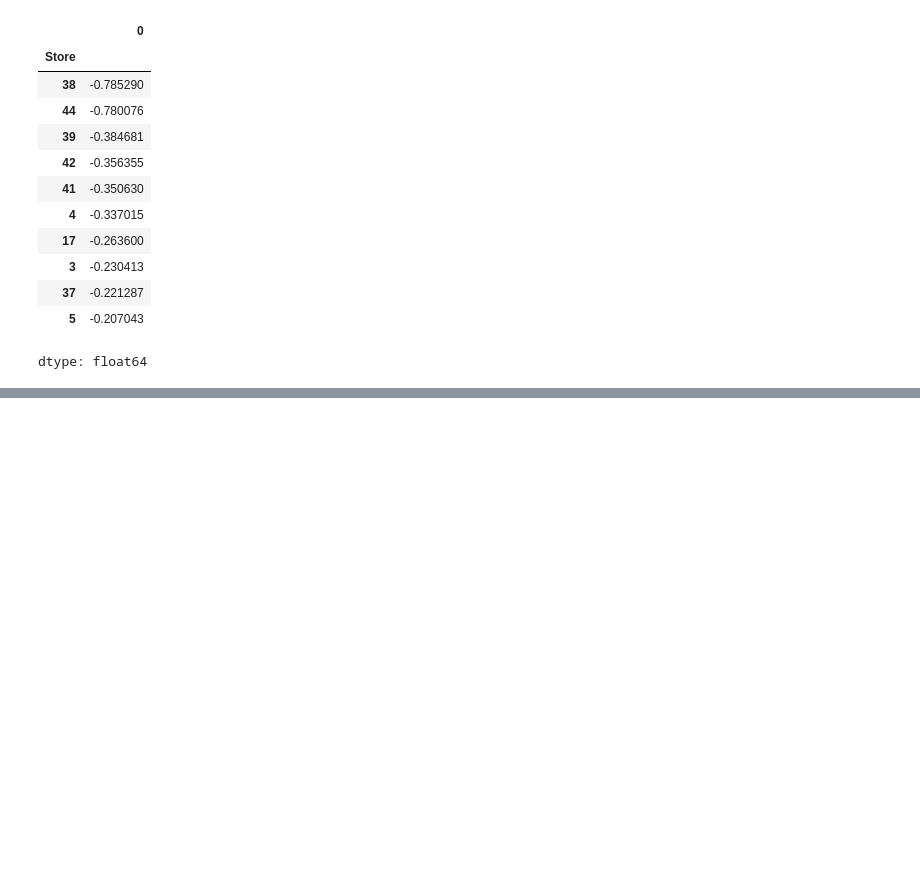
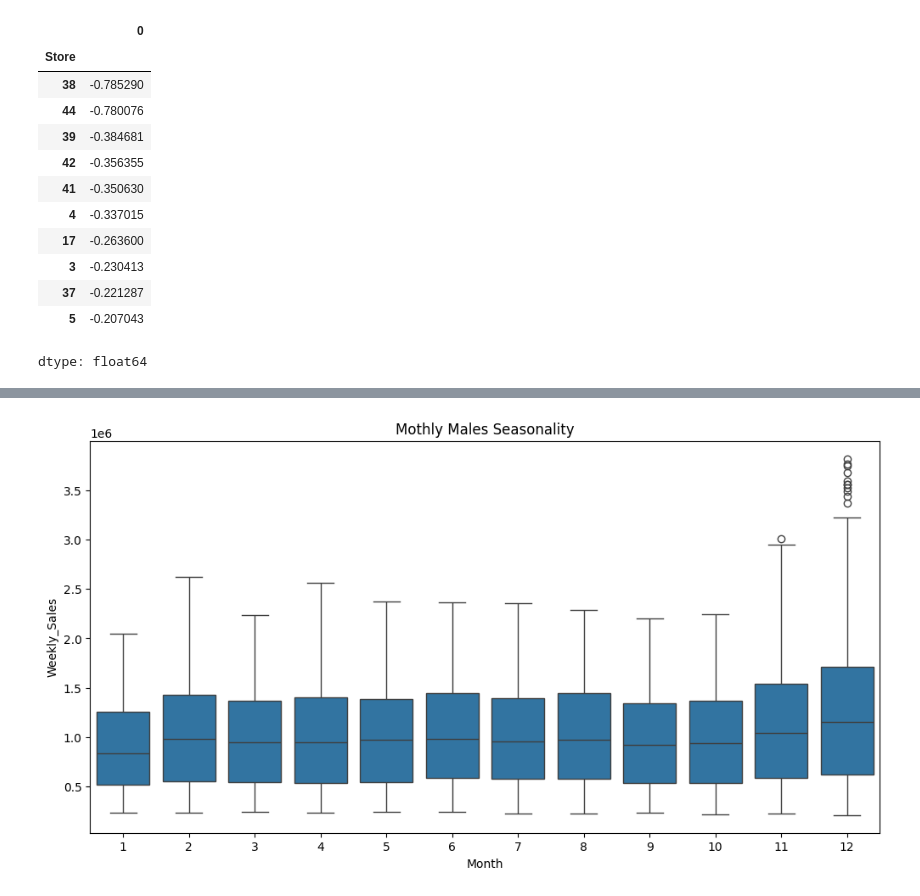
Before and after one commit to shouryalakhanpal123-gif/WALLMART-PROJECT-, a Jupyter notebook: Untitled3.ipynb, the cells around one changed output, grey strips where cells are left out. Saved outputs shown, nothing was run; the diff lists cells and outputs as text; code cells hidden in the pictures; blank space fills up the shorter version.

```diff
--- a/Untitled3.ipynb
+++ b/Untitled3.ipynb
@@ -277,0 +318,14 @@ dtype: float64
+# %%
+# FOR BETTER SEASONAL ANALYSIS
+
+plt.figure(figsize=(12,6))
+
+sns.boxplot(
+    x='Month',
+    y='Weekly_Sales',
+    data=df)
+
+plt.title('Mothly Males Seasonality')
+plt.show()
+# %% [output]
+[figure, added]
```
Also changed, not shown: parts of 70 cells of this notebook.
